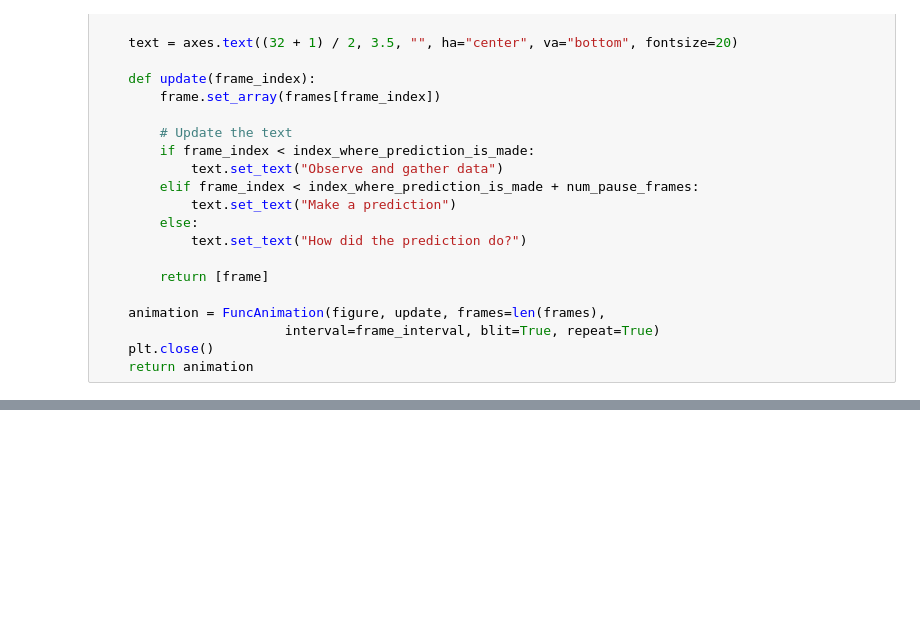
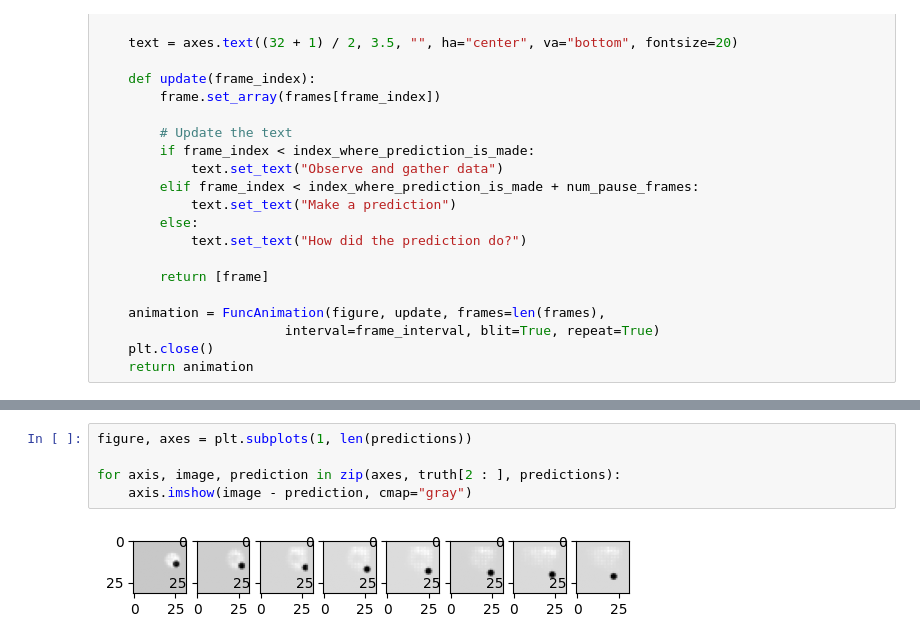
Before and after one commit to aremondtiedrez/pythia, a Jupyter notebook: demo.ipynb, the cells around one changed output, grey strips where cells are left out. Cells and saved outputs as stored; diff of their text form; blank space fills up the shorter version.

```diff
--- a/demo.ipynb
+++ b/demo.ipynb
@@ -404,0 +439,7 @@ HTML(animation.to_jshtml())
+# %%
+figure, axes = plt.subplots(1, len(predictions))
+
+for axis, image, prediction in zip(axes, truth[2 : ], predictions):
+    axis.imshow(image - prediction, cmap="gray")
+# %% [output]
+[figure, added]
```
Also changed, not shown: parts of 4 cells of this notebook.
